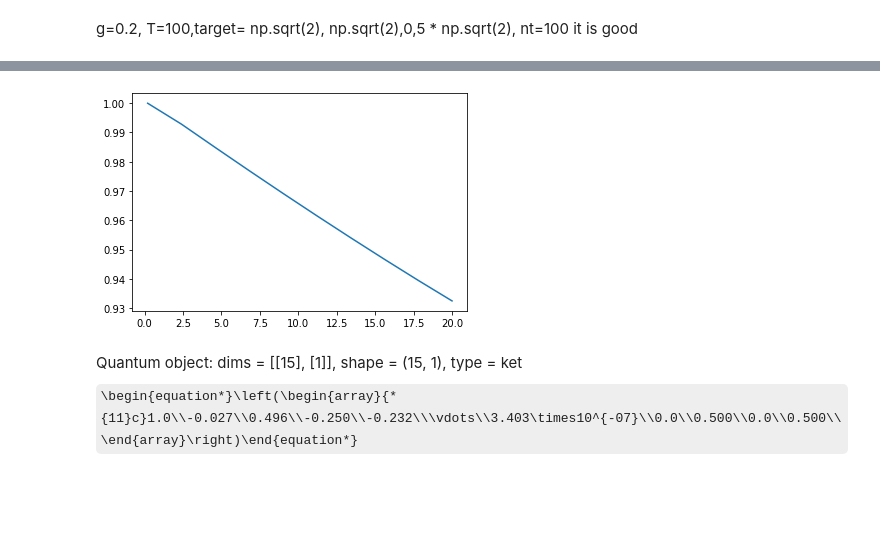
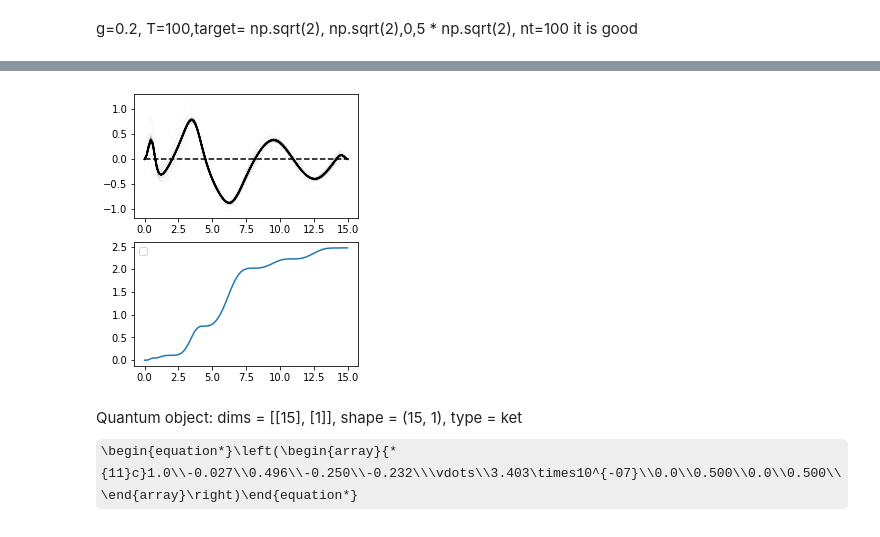
Before and after one commit to gsuarezr/krotov, a Jupyter notebook: Mixed/Linear/Gaussian(dissipation).ipynb, the cells around one changed output, grey strips where cells are left out. Drawn from its saved outputs; the diff is of its cells as text; code cells hidden in the pictures; some formulas as TeX source; blank space fills up the shorter version.

```diff
--- a/Mixed/Linear/Gaussian(dissipation).ipynb
+++ b/Mixed/Linear/Gaussian(dissipation).ipynb
@@ -74,7 +74,7 @@ T=15
 nt=100
 tlist = np.linspace(0,T, nt)
 gamma=1/1000
-Temp=np.linspace(0.2,20,10)
+Temp=5
 
 #Nb=0
 def hamiltonian(omega, ampl0, mu,g,gamma,Nb):
@@ -157,31 +157,31 @@ def plot_iterations(opt_result):
 
 
 
+Nb=1/(np.exp(omega/Temp)-1)
+H = hamiltonian(omega,ampl0,mu,g,gamma,Nb)
+pulse_options = {
+        H[1][1]: dict(lambda_a=0.1, update_shape=S),
+    }
 
-ratio=np.zeros(len(Temp))
-for j in range(0,len(Temp)):
-    Nb=1/(np.exp(omega/Temp[j])-1)
-    H = hamiltonian(omega,ampl0,mu,g,gamma,Nb)
-    pulse_options = {
-        H[1][1]: dict(lambda_a=0.1, update_shape=S),
+target=np.array([1,0, np.sqrt(2),0,np.sqrt(2),1/2,0,0,0,1/2,0,0,1/2,0,1/2])
 
+r2=np.pi/4
+theta=np.pi/8
 
-    }
-    #target=np.array([1,0, np.sqrt(2),0,np.sqrt(2),1/2,0,0,0,1/2,0,0,1/2,0,1/2])
+#target=qutip.Qobj(np.array([1,0,0,0,0,1/2*np.cosh(2*r2),0,-1/2*np.sinh(2*r2)*np.cos(theta),-1/2*np.sinh(2*r2)*np.sin(theta),1/2*np.cosh(2*r2),-1/2*np.sinh(2*r2)*np.sin(theta),1/2*np.sinh(2*r2)*np.cos(theta),1/2*np.cosh(2*r2),0,1/2*np.cosh(2*r2)]))
 
-    target=np.array([1,0, np.sqrt(2),0,np.sqrt(2),1/2,0,0,0,1/2,0,0,1/2,0,1/2])
+#r=np.pi/4
+#r2=np.pi/8
+#theta=np.pi/4
 
-    r=np.pi/4
-    r2=np.pi/8
-    theta=np.pi/4
-    objectives = [
-        krotov.Objective(
-            #initial_state=qutip.Qobj(np.array([1,0,0,0,0,1/2*np.cosh(2*r2),0,-1/2*np.sinh(2*r2)*np.cos(theta),-1/2*np.sinh(2*r2)*np.sin(theta),1/2*np.cosh(2*r2),-1/2*np.sinh(2*r2)*np.sin(theta),1/2*np.sinh(2*r2)*np.cos(theta),1/2*np.cosh(2*r2),0,1/2*np.cosh(2*r2)])), target=qutip.Qobj(qutip.Qobj(np.array([1,0,0,0,0,1/2*np.cosh(2*r),0,-1/2*np.sinh(2*r)*np.cos(theta),-1/2*np.sinh(2*r)*np.sin(theta),1/2*np.cosh(2*r),-1/2*np.sinh(2*r)*np.sin(theta),1/2*np.sinh(2*r)*np.cos(theta),1/2*np.cosh(2*r),0,1/2*np.cosh(2*r)]))), H=H
-            initial_state=qutip.Qobj(np.array([1,0,0,0,0,1/2,0,0,0,1/2,0,0,1/2,0,1/2])), target=qutip.Qobj(target), H=H
+objectives = [krotov.Objective(
+    initial_state=qutip.Qobj(np.array([1,0,0,0,0,1/2,0,0,0,1/2,0,0,1/2,0,1/2])),
+    #initial_state=qutip.Qobj(np.array([1,0,0,0,0,1/2*np.cosh(2*r2),0,-1/2*np.sinh(2*r2)*np.cos(theta),-1/2*np.sinh(2*r2)*np.sin(theta),1/2*np.cosh(2*r2),-1/2*np.sinh(2*r2)*np.sin(theta),1/2*np.sinh(2*r2)*np.cos(theta),1/2*np.cosh(2*r2),0,1/2*np.cosh(2*r2)])),
+    target=qutip.Qobj(target), H=H
           )
       ]
 
-    opt_result = krotov.optimize_pulses(
+opt_result = krotov.optimize_pulses(
       objectives,
       pulse_options=pulse_options,
       tlist=tlist,
@@ -190,31 +190,14 @@ for j in range(0,len(Temp)):
       chi_constructor=krotov.functionals.chis_ss,
       info_hook=krotov.info_hooks.print_table(J_T=krotov.functionals.J_T_ss),
       check_convergence=krotov.convergence.Or(
-          krotov.convergence.value_below('9e-3', name='J_T'),
+          krotov.convergence.value_below('9e-4', name='J_T'),
           krotov.convergence.check_monotonic_error,
-
-          #krotov.convergence.check_monotonic_fidelity,
-
       ),
         iter_stop=30,
         store_all_pulses=True,
         overlap=inte,norm=lambda x: 1
     )
-    #plot_iterations(opt_result)
-    psi=opt_result.states[0]
-    Energy=np.zeros(nt)
-    Ergotropy=np.zeros(nt)
-    for i in range (0,nt):
-        Energy[i]=1/2*(np.real(psi[i][5])+np.real(psi[i][14])+(np.real(psi[i][2]))**2+(np.real(psi[i][4]))**2)-1/2
-        D=np.real((1+2*np.real(Energy[i])-np.abs(np.real(psi[i][2])+1j*np.real(psi[i][4]))**2)**2-4*np.abs(1/2*(np.real(psi[i][9])+np.real(psi[i][2])**2-(np.real(psi[i][14])+np.real(psi[i][4])**2)+1j*2*(np.real(psi[i][11])+np.real(psi[i][2])*np.real(psi[i][4])))-1/2*(np.real(psi[i][2])+1j*np.real(psi[i][4]))**2)**2)
-        Ergotropy[i]=np.real(Energy[i]-(np.sqrt(D)-1)/2)
-    ratio[j]=Ergotropy[nt-1]/Energy[nt-1]
 
-
-
-
-plt.figure()
-plt.plot(Temp,ratio)
-plt.show()
+plot_iterations(opt_result)
 # %% [output]
 iter.      J_T    ∫gₐ(t)dt          J       ΔJ_T         ΔJ  secs
@@ -237,4 +221,4 @@ iter.      J_T    ∫gₐ(t)dt          J       ΔJ_T         ΔJ  secs
-[figure, old version]
+[figure, new version]
 # %%
 opt_result.states[0][0]
 # %% [output]
```
Also changed, not shown: parts of 8 cells of this notebook, 14 other files.
